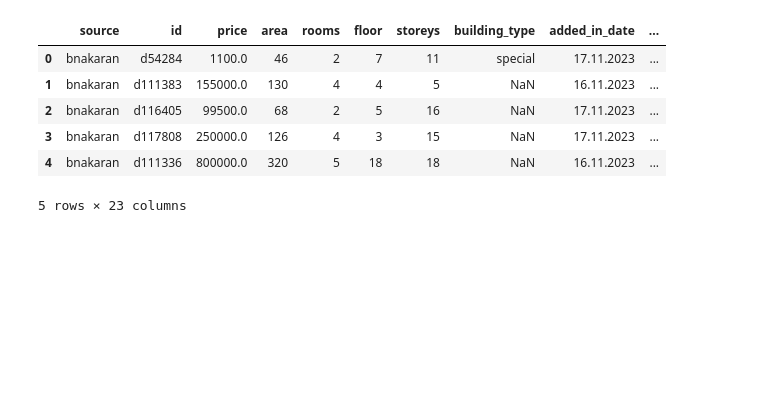
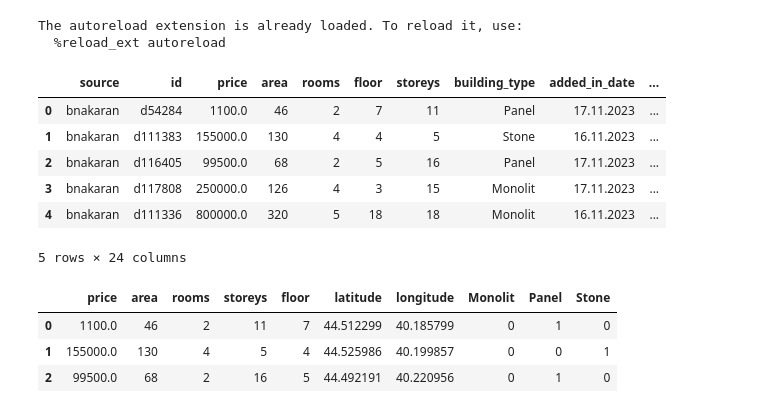
Before and after one commit to PetrosTepoyan/capstone, a Jupyter notebook: Data Preprocessing/Merging all datasets.ipynb, the cells around one changed output. Saved outputs shown, nothing was run; the diff lists cells and outputs as text; code cells hidden in the pictures; blank space fills up the shorter version.

Commit message:
mapping

```diff
--- a/Data Preprocessing/Merging all datasets.ipynb
+++ b/Data Preprocessing/Merging all datasets.ipynb
@@ -4,3 +1,17 @@ import json
+# %%
+import pandas as pd
+import json
+import ast
+
+%load_ext autoreload
+%autoreload 2
+import sys
+import pandas as pd
+sys.path.append("..")
+from Services import GeoService, MapFeatureAggregator, AddressToCoordinateConverter
+# %% [output]
+The autoreload extension is already loaded. To reload it, use:
+  %reload_ext autoreload
 # %%
 with open("../building_type_mapping.json", 'r') as file:
     building_type_mapping = json.load(file)
@@ -10,12 +21,17 @@ bars = pd.read_csv("../scraping_results/data/bars_apartments.csv")
 # %%
 bnakaran = pd.read_csv("../scraping_results/data/bnakaran_apartments.csv")
 bnakaran = bnakaran.dropna(axis = 1, how = "all")
+bnakaran["building_type"] = bnakaran["construction_type"].map(
+    building_type_mapping["bnakaran"]
+)
+bnakaran["bathroom_count"] = [di.get("bathrooms", None) for di in bnakaran["room_details"].apply(ast.literal_eval).to_list()]
+
 bnakaran.head()
 # %% [output]
 |  | source | id | price | area | rooms | floor | storeys | building_type | added_in_date | ... |
-| 0 | bnakaran | d54284 | 1100.0 | 46 | 2 | 7 | 11 | special | 17.11.2023 | ... |
-| 1 | bnakaran | d111383 | 155000.0 | 130 | 4 | 4 | 5 | NaN | 16.11.2023 | ... |
-| 2 | bnakaran | d116405 | 99500.0 | 68 | 2 | 5 | 16 | NaN | 17.11.2023 | ... |
-| 3 | bnakaran | d117808 | 250000.0 | 126 | 4 | 3 | 15 | NaN | 17.11.2023 | ... |
-| 4 | bnakaran | d111336 | 800000.0 | 320 | 5 | 18 | 18 | NaN | 16.11.2023 | ... |
+| 0 | bnakaran | d54284 | 1100.0 | 46 | 2 | 7 | 11 | Panel | 17.11.2023 | ... |
+| 1 | bnakaran | d111383 | 155000.0 | 130 | 4 | 4 | 5 | Stone | 16.11.2023 | ... |
+| 2 | bnakaran | d116405 | 99500.0 | 68 | 2 | 5 | 16 | Panel | 17.11.2023 | ... |
+| 3 | bnakaran | d117808 | 250000.0 | 126 | 4 | 3 | 15 | Monolit | 17.11.2023 | ... |
+| 4 | bnakaran | d111336 | 800000.0 | 320 | 5 | 18 | 18 | Monolit | 16.11.2023 | ... |
-5 rows × 23 columns
+5 rows × 24 columns
@@ -21,0 +40,13 @@ bnakaran.head()
+# %%
+bnakaran_clean = bnakaran[final_columns]
+bnakaran_clean = pd.concat([
+    bnakaran_clean,
+    pd.get_dummies(bnakaran_clean["building_type"])
+], axis = 1)
+bnakaran_clean = bnakaran_clean.drop(columns = ["building_type"])
+bnakaran_clean.head(3)
+# %% [output]
+|  | price | area | rooms | storeys | floor | latitude | longitude | Monolit | Panel | Stone |
+| 0 | 1100.0 | 46 | 2 | 11 | 7 | 44.512299 | 40.185799 | 0 | 1 | 0 |
+| 1 | 155000.0 | 130 | 4 | 5 | 4 | 44.525986 | 40.199857 | 0 | 0 | 1 |
+| 2 | 99500.0 | 68 | 2 | 16 | 5 | 44.492191 | 40.220956 | 0 | 1 | 0 |
```
Also changed, not shown: parts of 10 cells of this notebook, 1 other file.
